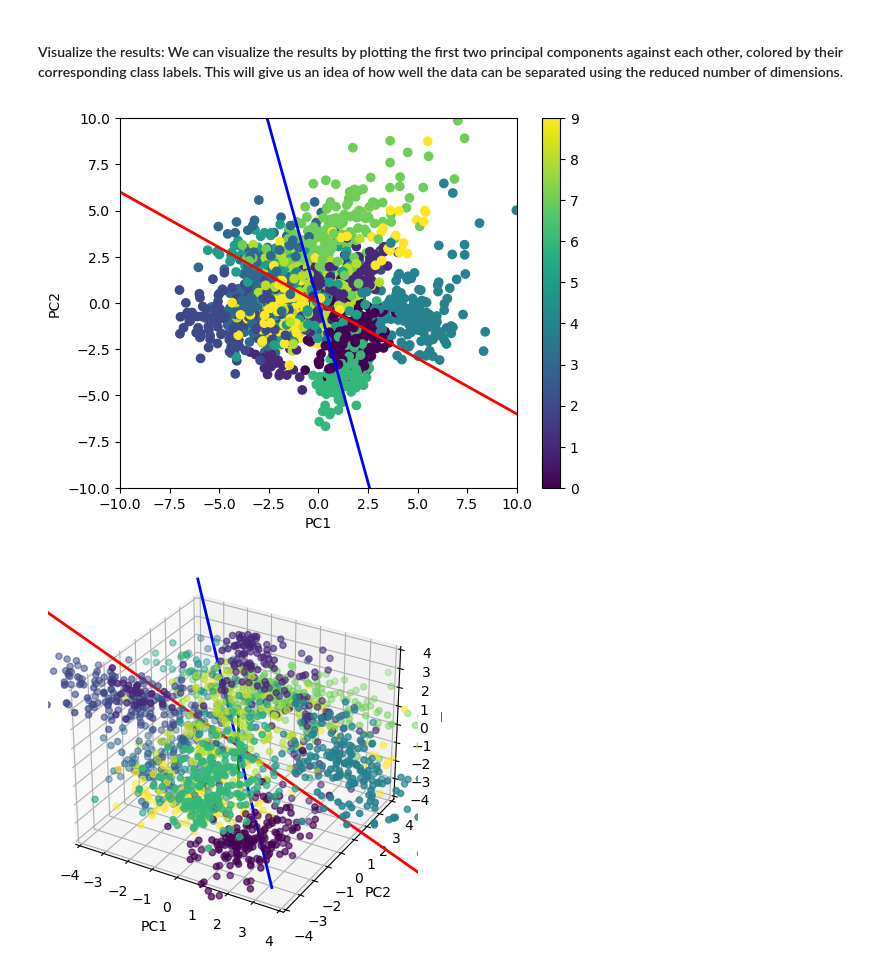
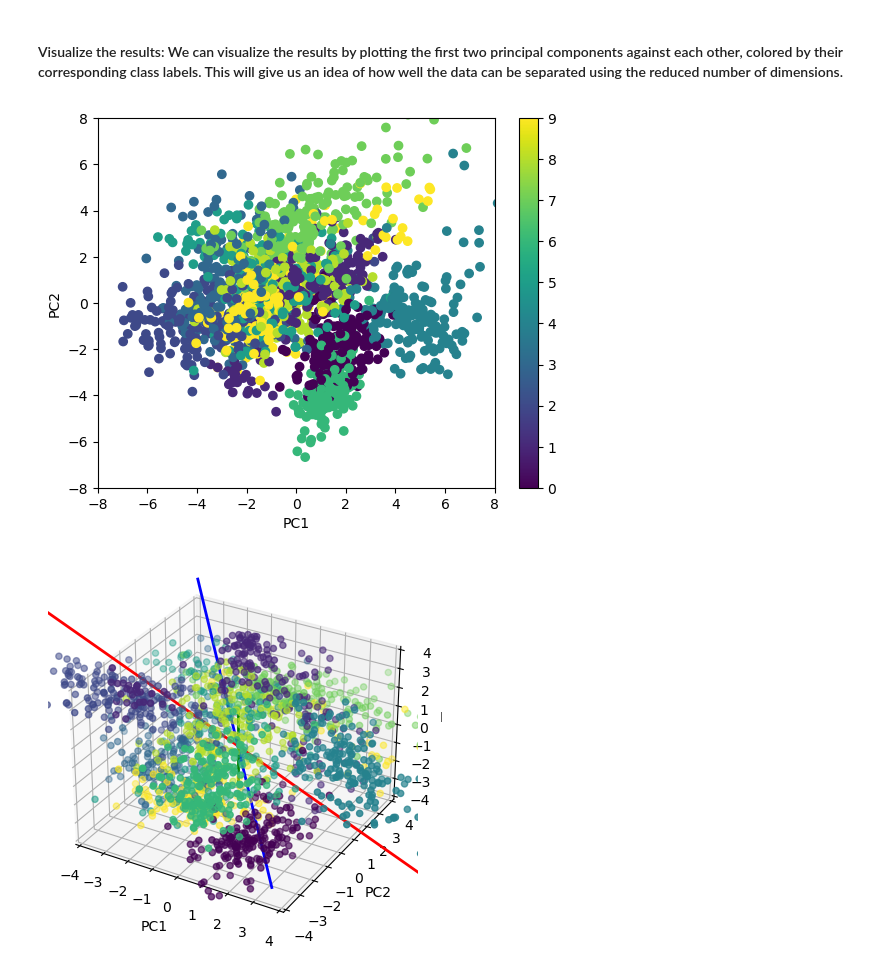
Before and after one commit to williamasesoftware/Computational_linear_algebra, a Jupyter notebook: main_MNIST.ipynb, the cells around one changed output. Cells and saved outputs as stored; diff of their text form; code cells hidden in the pictures.

Commit message:
Delete lines and eigenvectors

```diff
--- a/main_MNIST.ipynb
+++ b/main_MNIST.ipynb
@@ -153,28 +161,19 @@ PCA(n_components=4)
 # %%
 # 2 first principal components
 
 import matplotlib.pyplot as plt
+
 plt.scatter(data_pca[:, 0], data_pca[:, 1], c=Ground_truth, cmap='viridis')
 # Establecer los límites del gráfico
-plt.xlim(-10, 10)
-plt.ylim(-10, 10)
-
-# Calculate the lines of the eigenvectors
-
-max_range = np.max(np.abs(data_pca[:, 0:2]))
-line1 = eigenvectors[0, 1] / eigenvectors[0, 0] * max_range
-line2 = eigenvectors[1, 1] / eigenvectors[1, 0] * max_range
-
-# Draw the lines
-plt.plot([-line1, line1], [-max_range, max_range], color='r', linewidth=2)
-plt.plot([-line2, line2], [-max_range, max_range], color='b', linewidth=2)
+plt.xlim(-8, 8)
+plt.ylim(-8, 8)
 
 plt.xlabel('PC1')
 plt.ylabel('PC2')
 plt.colorbar()
 plt.show()
 # %% [output]
-[figure, old version]
+[figure, new version]
 # %%
 # 3 first principal components
 
```
Also changed, not shown: parts of 2 cells of this notebook.
